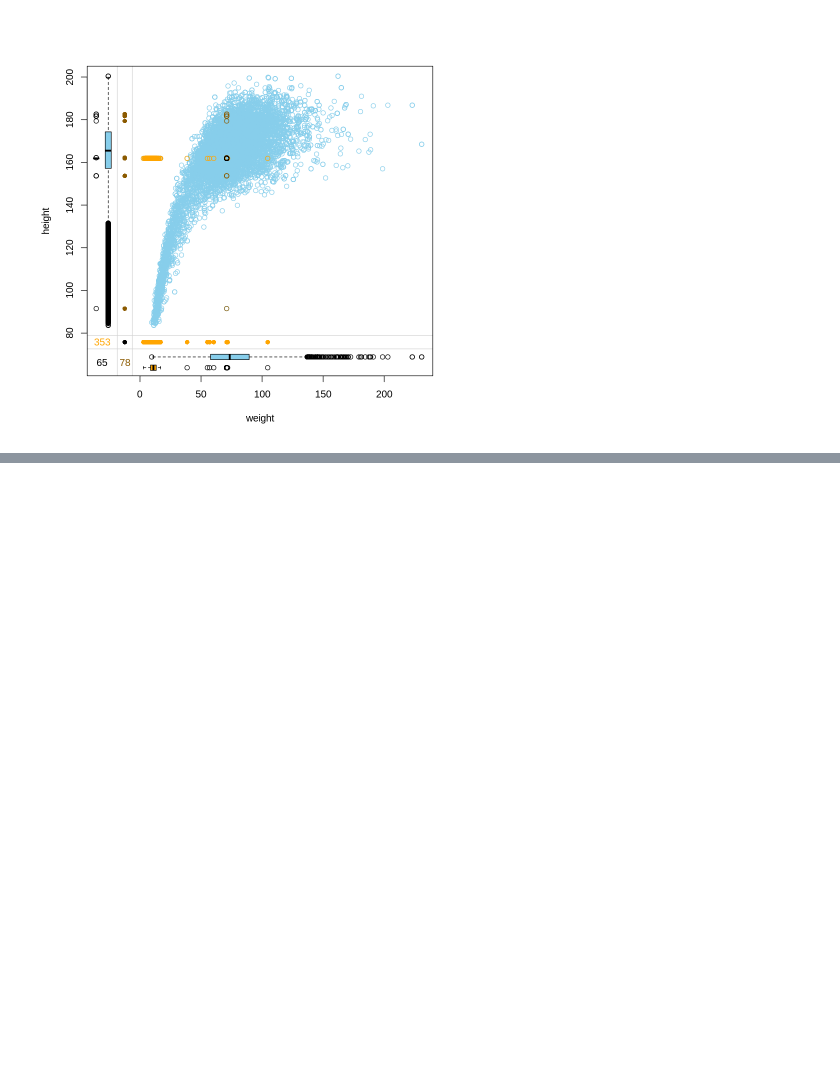
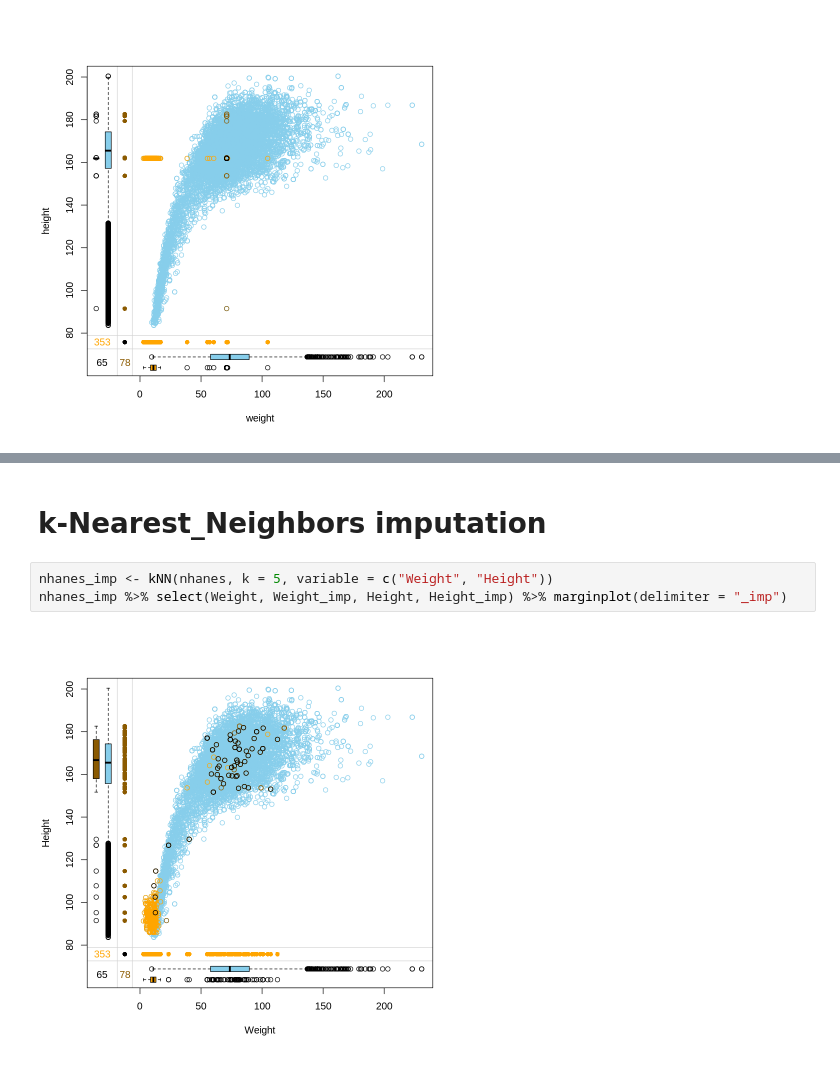
Before and after one commit to tarutear/2025-1, a Jupyter notebook: Introduction_to_R.ipynb, the cells around one changed output, grey strips where cells are left out. Drawn from its saved outputs; the diff is of its cells as text; blank space fills up the shorter version.

```diff
--- a/Introduction_to_R.ipynb
+++ b/Introduction_to_R.ipynb
@@ -165,0 +169,7 @@ nhanes_imp %>% select(weight, weight_imp, height, height_imp) %>% marginplot(del
+# %% [markdown]
+# k-Nearest_Neighbors imputation
+# %%
+nhanes_imp <- kNN(nhanes, k = 5, variable = c("Weight", "Height"))
+nhanes_imp %>% select(Weight, Weight_imp, Height, Height_imp) %>% marginplot(delimiter = "_imp")
+# %% [output]
+[figure, added]
```
Also changed, not shown: parts of 7 cells of this notebook.
